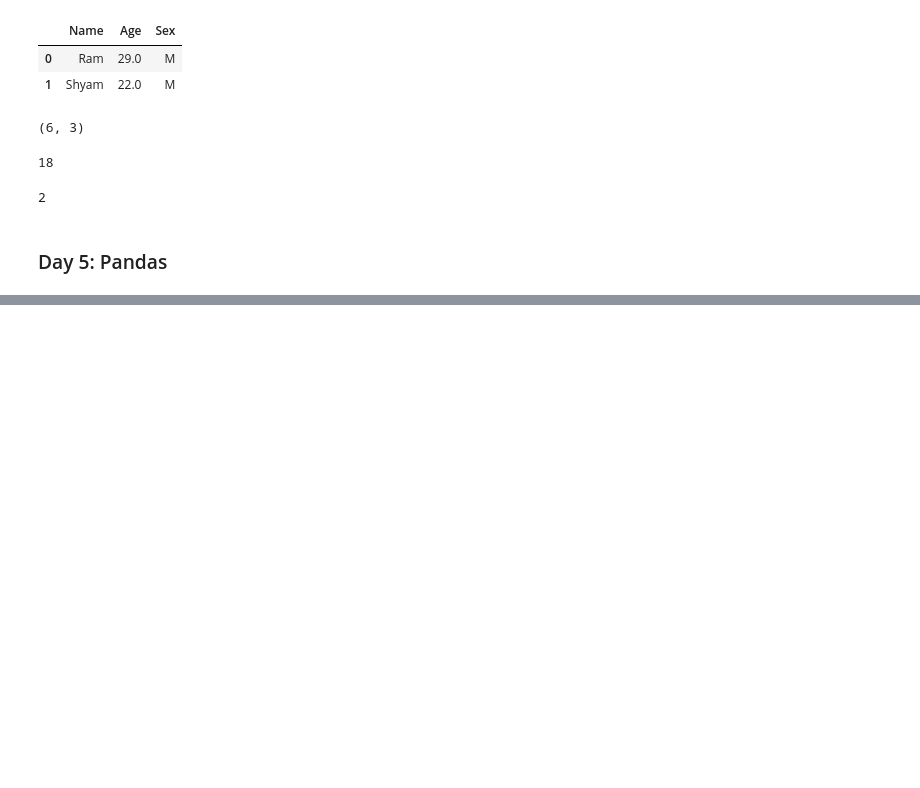
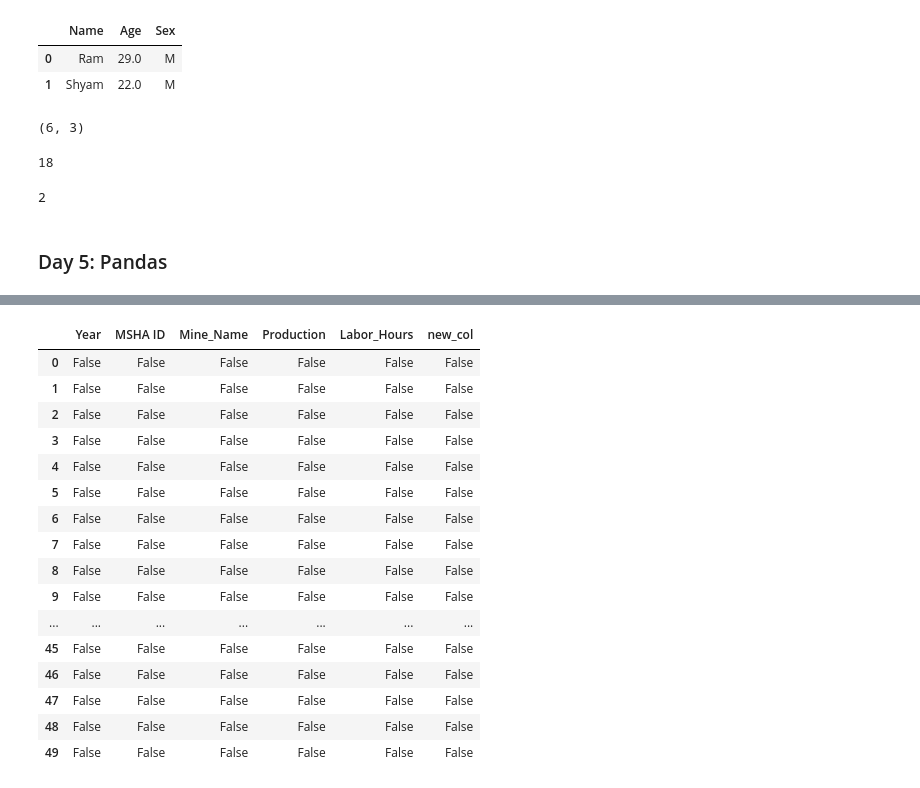
Before and after one commit to aayusha-shrestha/60DaysOfLearning2024, a Jupyter notebook: 60DaysOfLearning2024.ipynb, the cells around one changed output, grey strips where cells are left out. Drawn from its saved outputs; the diff is of its cells as text; code cells hidden in the pictures; blank space fills up the shorter version.

```diff
--- a/60DaysOfLearning2024.ipynb
+++ b/60DaysOfLearning2024.ipynb
@@ -457,0 +469,21 @@ df[(df['Labor_Hours'] > 150000) & (df['Production'] > 1000000)]
+# %%
+# Check for missing values i.e N/A
+df.isna()
+# %% [output]
+|  | Year | MSHA ID | Mine_Name | Production | Labor_Hours | new_col |
+| 0 | False | False | False | False | False | False |
+| 1 | False | False | False | False | False | False |
+| 2 | False | False | False | False | False | False |
+| 3 | False | False | False | False | False | False |
+| 4 | False | False | False | False | False | False |
+| 5 | False | False | False | False | False | False |
+| 6 | False | False | False | False | False | False |
+| 7 | False | False | False | False | False | False |
+| 8 | False | False | False | False | False | False |
+| 9 | False | False | False | False | False | False |
+| ... | ... | ... | ... | ... | ... | ... |
+| 45 | False | False | False | False | False | False |
+| 46 | False | False | False | False | False | False |
+| 47 | False | False | False | False | False | False |
+| 48 | False | False | False | False | False | False |
+| 49 | False | False | False | False | False | False |
```
Also changed, not shown: parts of 42 cells of this notebook.
